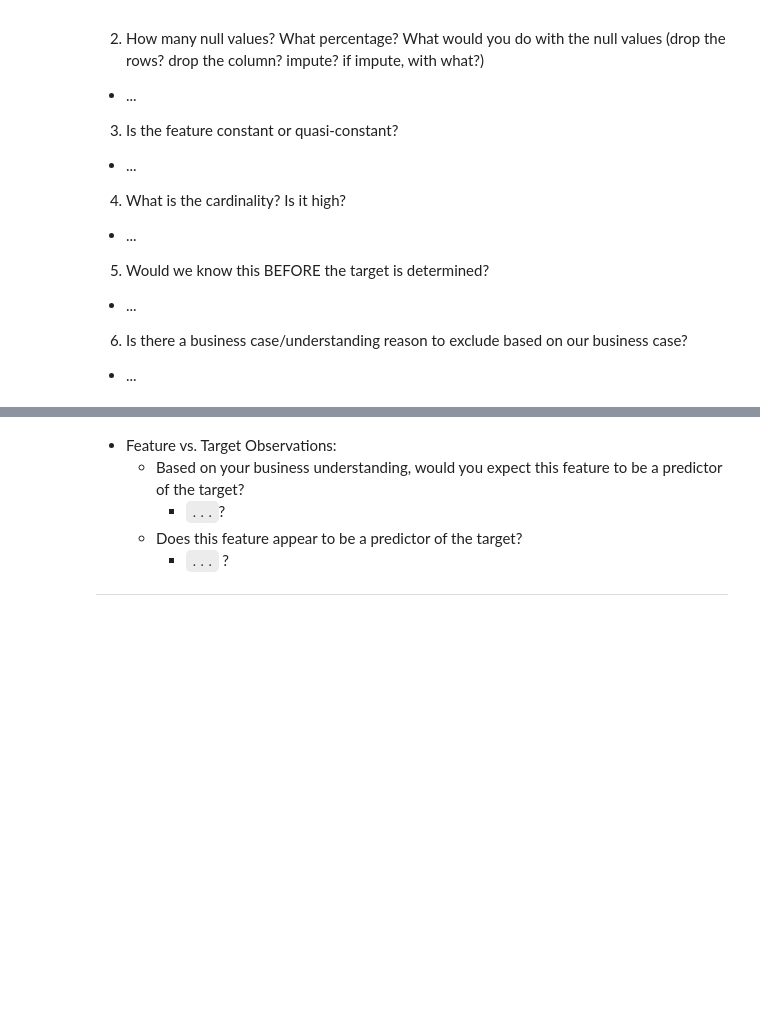
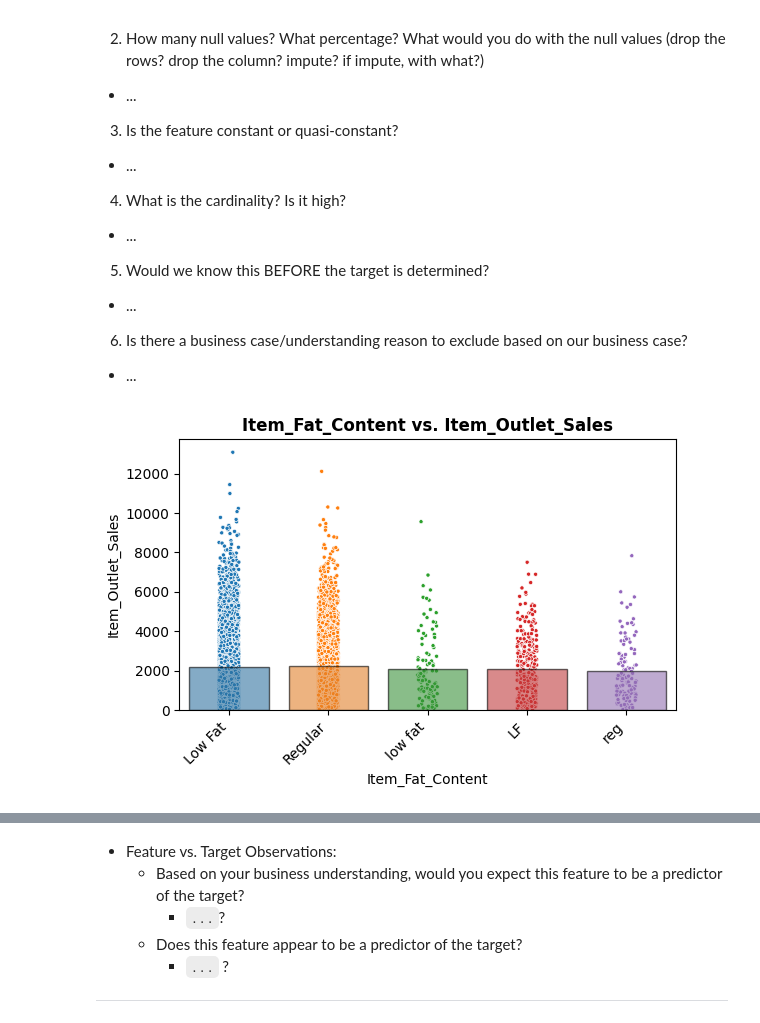
Before and after one commit to codemishka/Prediction-of-Product-Sales, a Jupyter notebook: STARTER_Feature_Inspection.ipynb, the cells around one changed output, grey strips where cells are left out. Drawn from its saved outputs; the diff is of its cells as text; code cells hidden in the pictures; blank space fills up the shorter version.

```diff
--- a/STARTER_Feature_Inspection.ipynb
+++ b/STARTER_Feature_Inspection.ipynb
@@ -854,3 +856,6 @@ ___
   - ...
 # %%
 # Run the appropriate feature vs. target function (based on dtype)
+plot_categorical_vs_target(df, feature, 'Item_Outlet_Sales');
+# %% [output]
+[figure, added]
```
Also changed, not shown: parts of 40 cells of this notebook.
